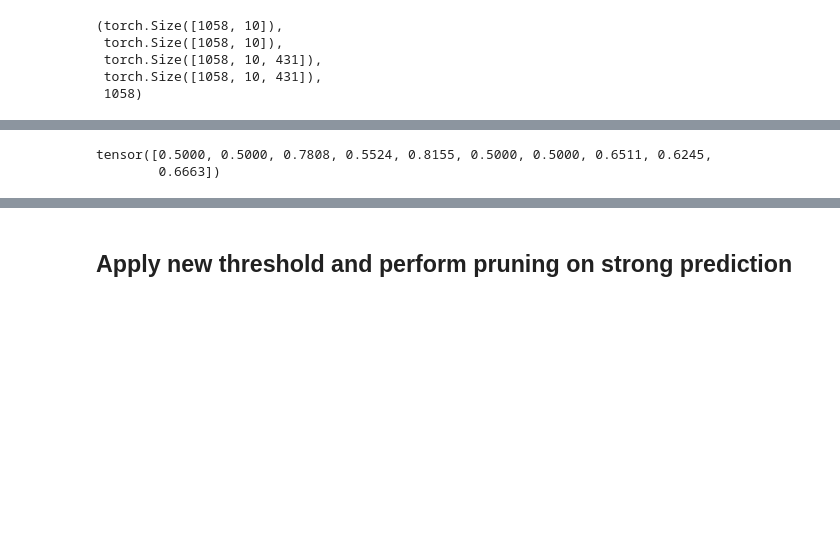
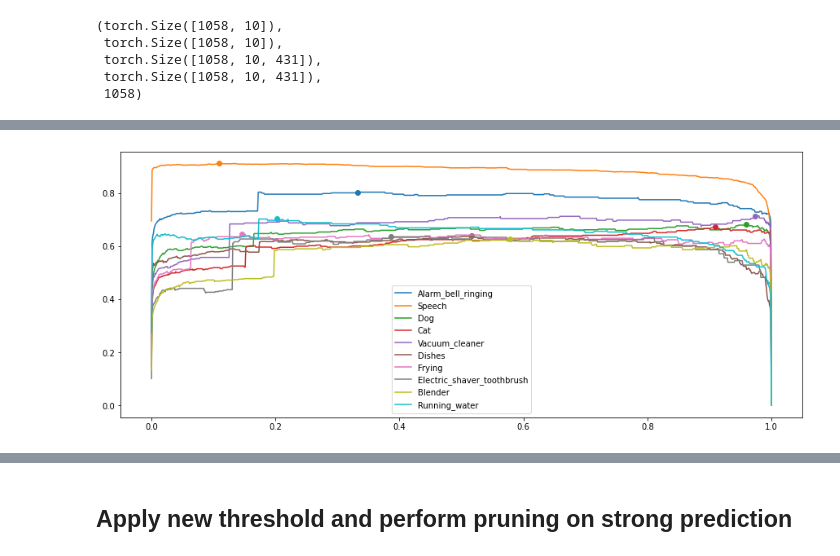
Before and after one commit to lcances/dcase2020_task4, a Jupyter notebook: notebooks/dcase2019_system.ipynb, the cells around one changed output, grey strips where cells are left out. Saved outputs shown, nothing was run; the diff lists cells and outputs as text; code cells hidden in the pictures; blank space fills up the shorter version.

```diff
--- a/notebooks/dcase2019_system.ipynb
+++ b/notebooks/dcase2019_system.ipynb
@@ -521,5 +520,0 @@ torch.mean(initial_f1), torch.mean(best_f1)
-# %%
-best_at_thresholds
-# %% [output]
-tensor([0.5000, 0.5000, 0.7808, 0.5524, 0.8155, 0.5000, 0.5000, 0.6511, 0.6245,
-        0.6663])
@@ -525,0 +546,12 @@ tensor([0.5000, 0.5000, 0.7808, 0.5524, 0.8155, 0.5000, 0.5000, 0.6511, 0.6245,
+# %%
+x = numpy.linspace(0, 1, 1000)
+
+plt.figure(0, figsize=(15, 6))
+for cls in range(10):
+    plt.plot(x, lin_best_f1[cls], color="C%s" % cls, label=class_list[cls])
+    plt.plot(best_threshold[cls], best_f1[cls], color="C%s" % cls, marker="o")
+
+plt.legend()
+plt.show()
+# %% [output]
+[figure, added]
```
Also changed, not shown: parts of 15 cells of this notebook, 13 other files.
